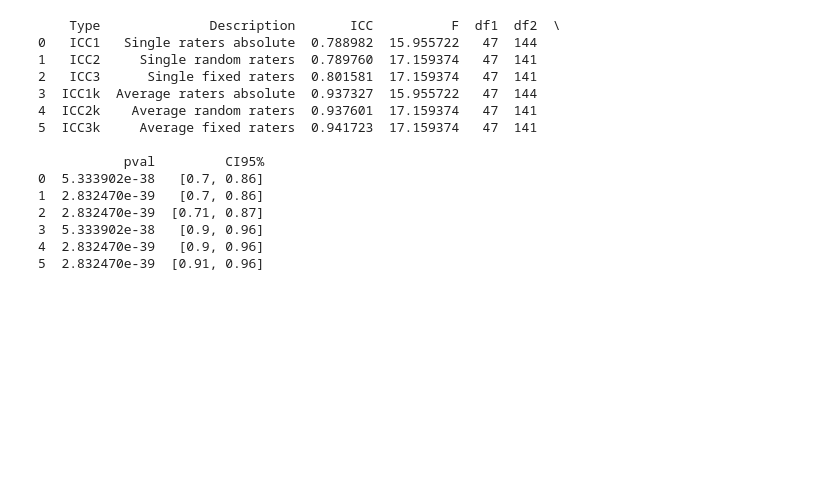
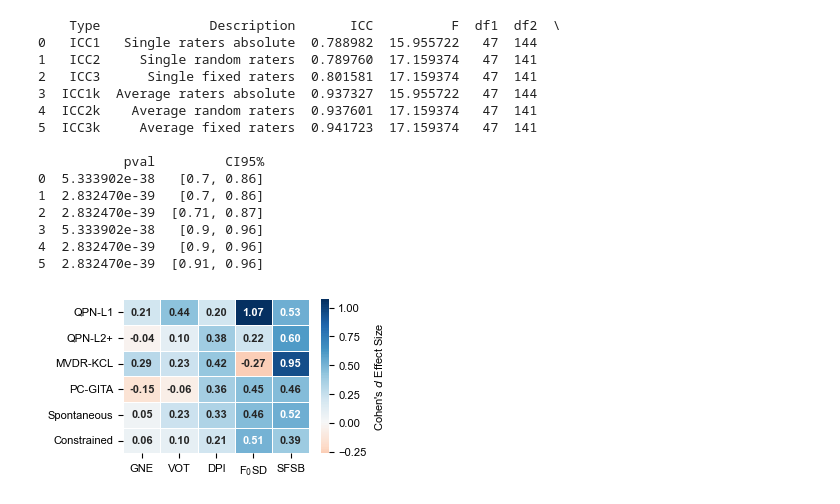
Before and after one commit to pplantinga/ParkinsonSpeechAI, a Jupyter notebook: biomarker_analysis/BiomarkerComparison.ipynb, the cells around one changed output. Saved outputs shown, nothing was run; the diff lists cells and outputs as text; code cells hidden in the pictures; blank space fills up the shorter version.

```diff
--- a/biomarker_analysis/BiomarkerComparison.ipynb
+++ b/biomarker_analysis/BiomarkerComparison.ipynb
@@ -277,3 +277,37 @@ print(icc_result)
 3  5.333902e-38   [0.9, 0.96]
 4  2.832470e-39   [0.9, 0.96]
 5  2.832470e-39  [0.91, 0.96]
+# %%
+metrics = ["GNE", "VOT", "DPI", "F0SD", "SFSB"]
+metric_labels = ["GNE", "VOT", "DPI", "F$_0$SD", "SFSB"]
+def collect_cohend_metric(data):
+    pdata = data.filter(data["status"].eq("PD"))
+    cdata = data.filter(data["status"].eq("HC"))
+    results = {}
+    for metric in metrics:
+        sign = -1 if metric in ["GNE", "DPI"] else 1
+        results[metric] = sign * cohend(cdata[metric], pdata[metric])
+    return results
+
+rows = {
+    'QPN-L1': collect_cohend_metric(df.filter(df["dataset"].eq("qpn") & df["first_lang"] == True)),
+    'QPN-L2+': collect_cohend_metric(df.filter(df["dataset"].eq("qpn") & df["first_lang"] == False)),
+    'MVDR-KCL': collect_cohend_metric(df.filter(df["dataset"].eq("mvdr_kcl"))),
+    'PC-GITA': collect_cohend_metric(df.filter(df["dataset"].eq("pc_gita"))),
+    'Spontaneous': collect_cohend_metric(spont_df),
+    'Constrained': collect_cohend_metric(read_df),
+}
+
+# Plotting
+plt.figure(figsize=(3, 2))
+# Use 'RdBu_r' or 'viridis' for Nature-style colors
+ax = sns.heatmap(pl.DataFrame(list(rows.values())), xticklabels=metric_labels, yticklabels=list(rows.keys()), annot=True, cmap='RdBu', center=0,
+                 cbar_kws={'label': "Cohen's $d$ Effect Size"}, fmt=".2f", linewidths=.5, annot_kws={"weight": "bold"})
+
+#plt.title('A. Biomarker Effect Size across Datasets and Tasks', loc='left', fontweight='bold', pad=20)
+#plt.ylabel('Condition / Dataset')
+#plt.xlabel('Biomarker')
+#plt.tight_layout()
+plt.savefig('biomarker_effect_size.pdf', bbox_inches="tight")
+# %% [output]
+[figure, added]
```
Also changed, not shown: parts of 12 cells of this notebook, 14 other files.
